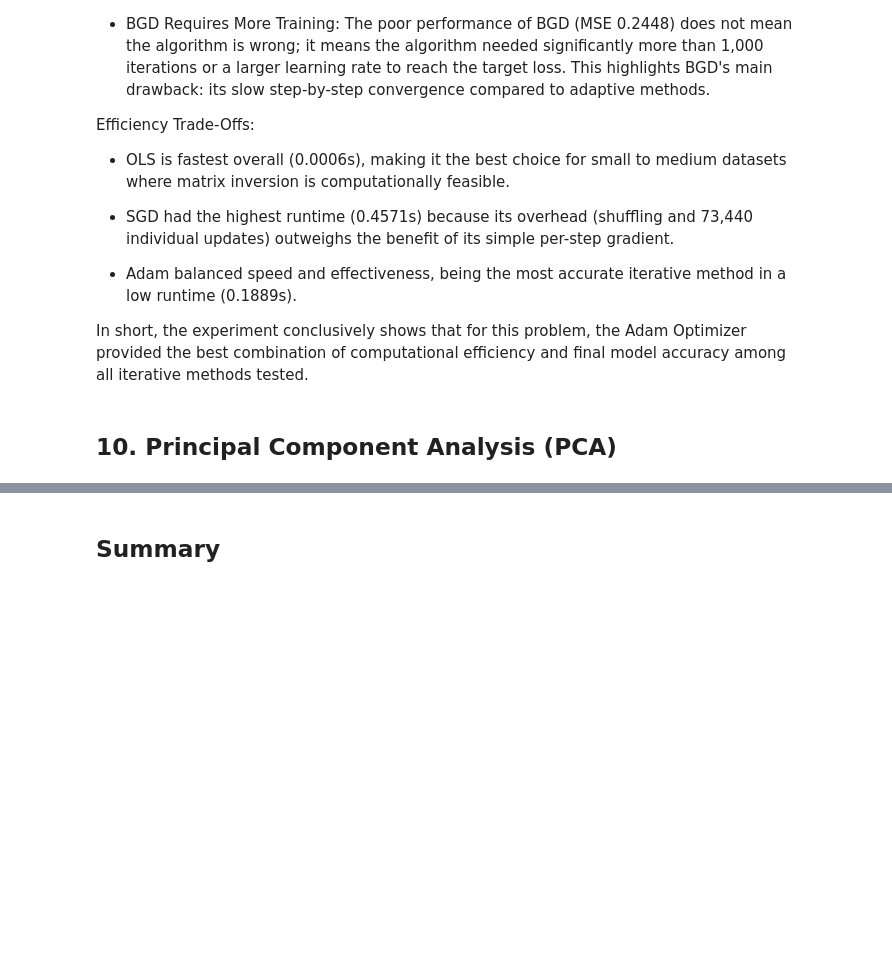
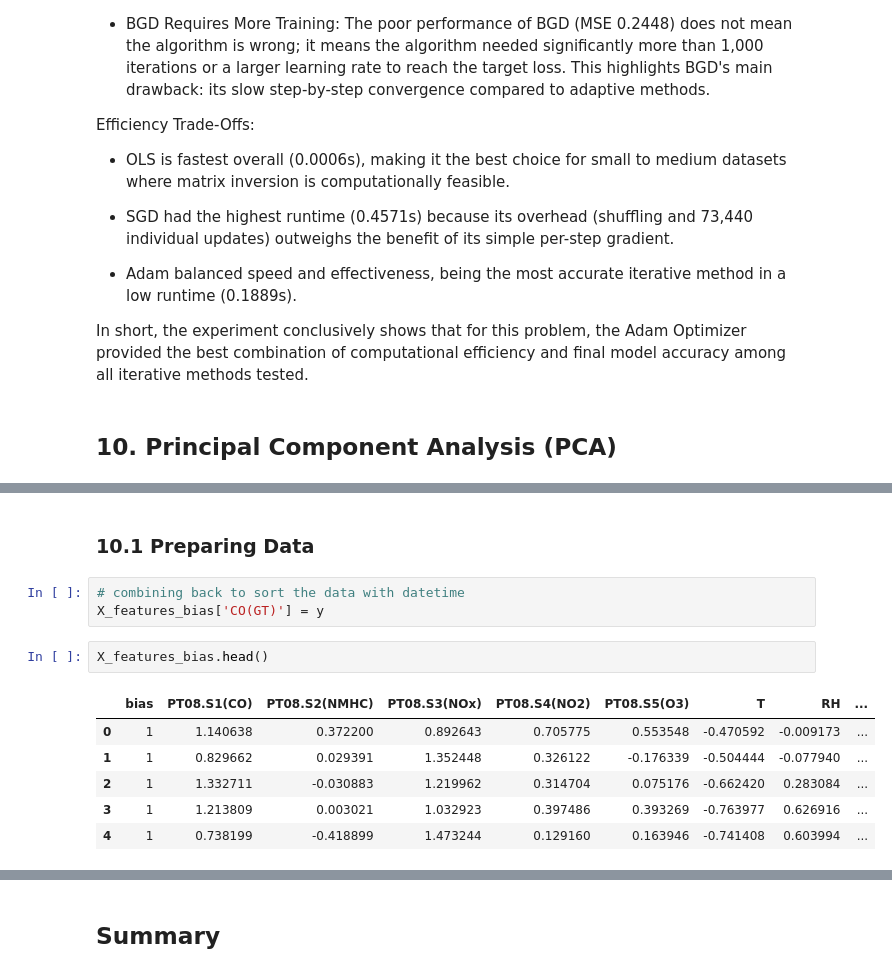
Before and after one commit to hifsakazmi/airquality-ols-svd-gradient-pca, a Jupyter notebook: AirQuality.ipynb, the cells around one changed output, grey strips where cells are left out. Saved outputs shown, nothing was run; the diff lists cells and outputs as text; blank space fills up the shorter version.

```diff
--- a/AirQuality.ipynb
+++ b/AirQuality.ipynb
@@ -900,0 +924,14 @@ In short, the experiment conclusively shows that for this problem, the Adam Opti
+# %% [markdown]
+### 10.1 Preparing Data
+# %%
+# combining back to sort the data with datetime
+X_features_bias['CO(GT)'] = y
+# %%
+X_features_bias.head()
+# %% [output]
+|  | bias | PT08.S1(CO) | PT08.S2(NMHC) | PT08.S3(NOx) | PT08.S4(NO2) | PT08.S5(O3) | T | RH | ... |
+| 0 | 1 | 1.140638 | 0.372200 | 0.892643 | 0.705775 | 0.553548 | -0.470592 | -0.009173 | ... |
+| 1 | 1 | 0.829662 | 0.029391 | 1.352448 | 0.326122 | -0.176339 | -0.504444 | -0.077940 | ... |
+| 2 | 1 | 1.332711 | -0.030883 | 1.219962 | 0.314704 | 0.075176 | -0.662420 | 0.283084 | ... |
+| 3 | 1 | 1.213809 | 0.003021 | 1.032923 | 0.397486 | 0.393269 | -0.763977 | 0.626916 | ... |
+| 4 | 1 | 0.738199 | -0.418899 | 1.473244 | 0.129160 | 0.163946 | -0.741408 | 0.603994 | ... |
```
Also changed, not shown: parts of 32 cells of this notebook.
